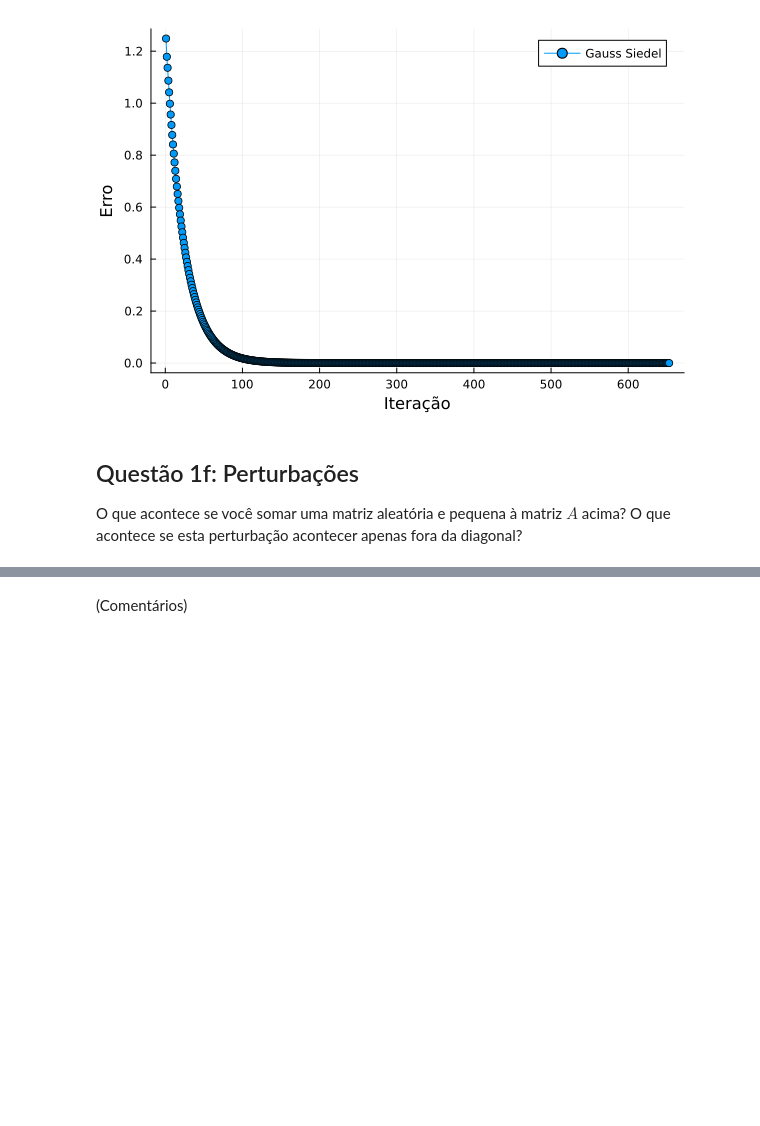
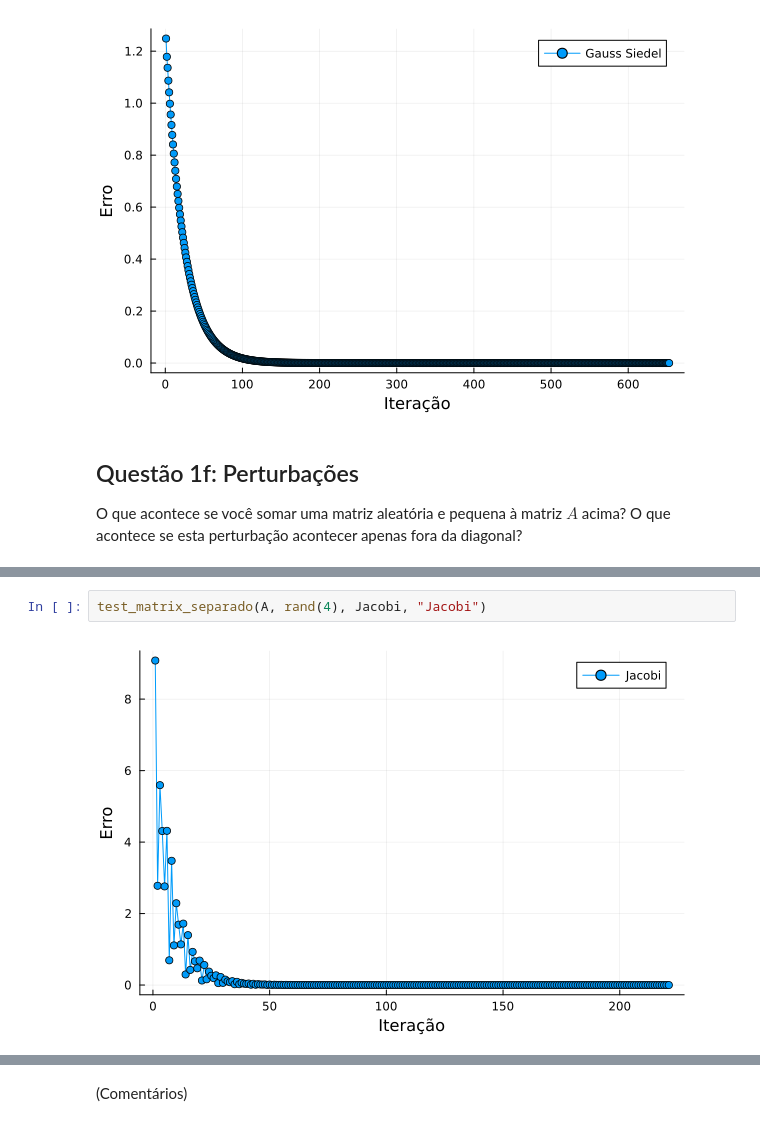
Before and after one commit to FGVTrabalhos/Jacobi, a Jupyter notebook: Projeto2.ipynb, the cells around one changed output, grey strips where cells are left out. Saved outputs shown, nothing was run; the diff lists cells and outputs as text; blank space fills up the shorter version.

```diff
--- a/Projeto2.ipynb
+++ b/Projeto2.ipynb
@@ -279,0 +312,4 @@ O que acontece se você somar uma matriz aleatória e pequena à matriz $A$ acim
+# %%
+test_matrix_separado(A, rand(4), Jacobi, "Jacobi")
+# %% [output]
+[figure, added]
```
Also changed, not shown: parts of 8 cells of this notebook.
